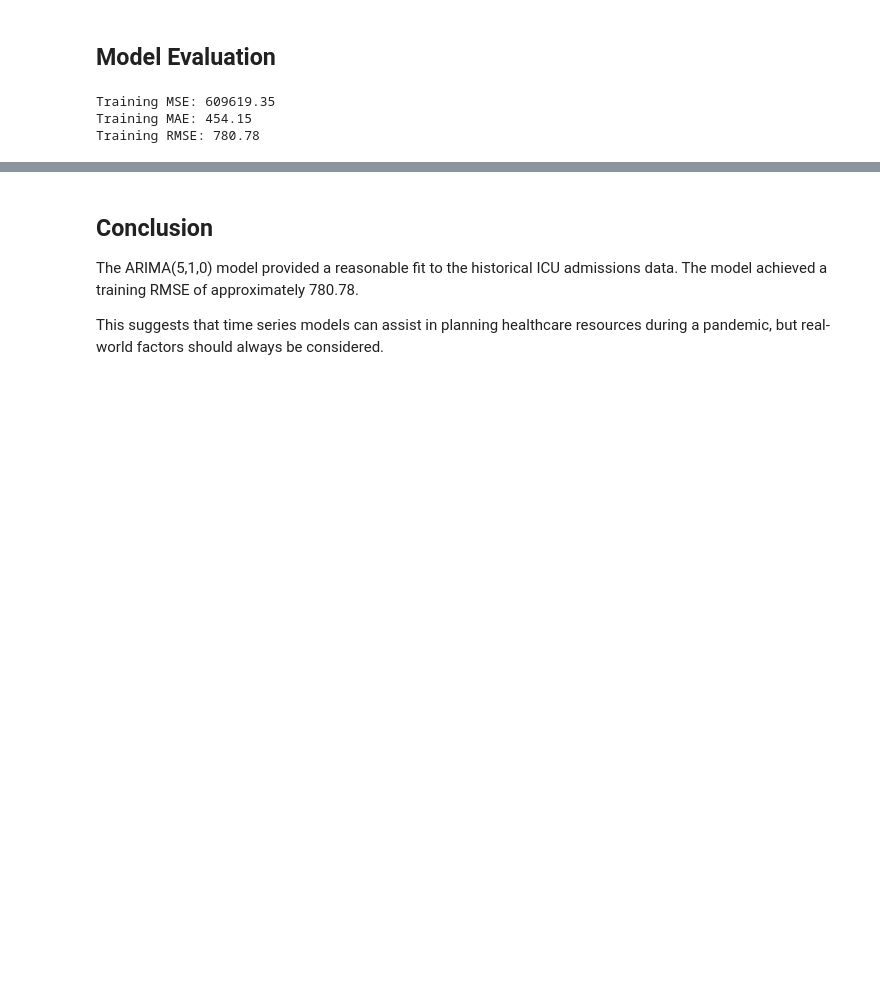
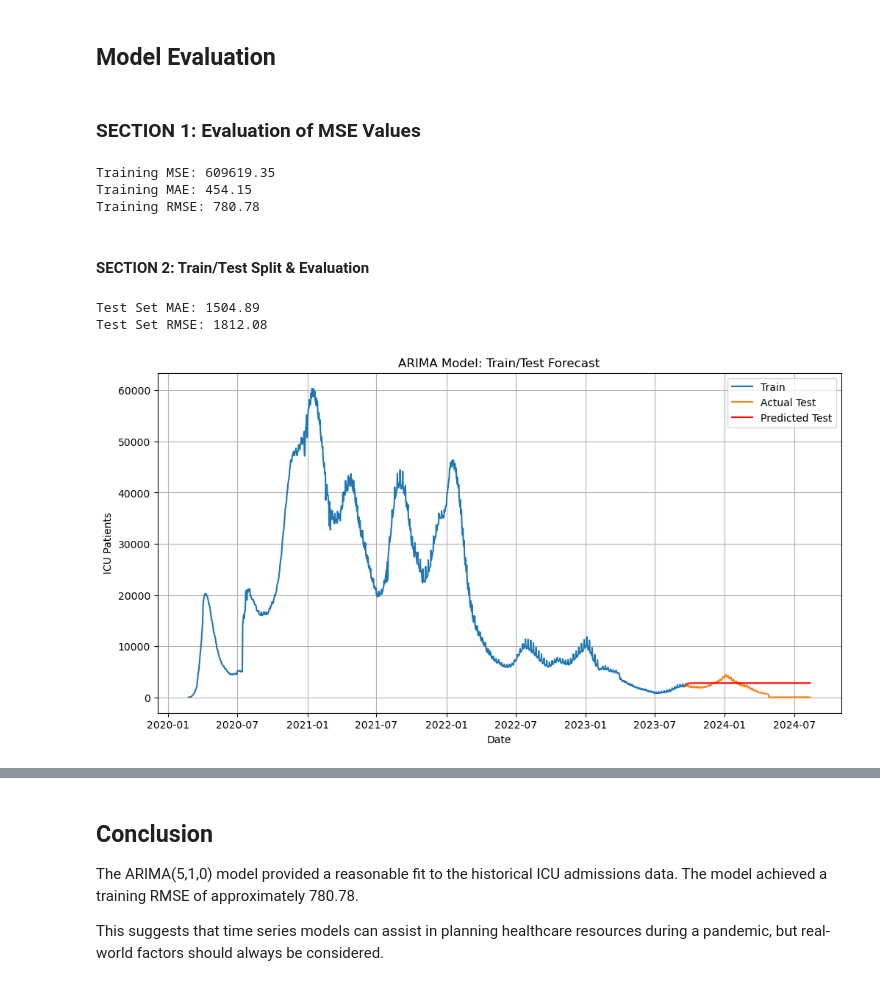
Before and after one commit to AyubNaomi/GP_DS1, a Jupyter notebook: forecasting.ipynb, the cells around one changed output, grey strips where cells are left out. Drawn from its saved outputs; the diff is of its cells as text; code cells hidden in the pictures; blank space fills up the shorter version.

Commit message:
added train-test split evaluation & reisidual analysis to forecasting

```diff
--- a/forecasting.ipynb
+++ b/forecasting.ipynb
@@ -165,5 +165,7 @@ plt.show()
 # %% [markdown]
 ## Model Evaluation
+# %% [markdown]
+### SECTION 1: Evaluation of MSE Values
 # %%
 # Evaluate model
 from sklearn.metrics import mean_squared_error, mean_absolute_error
@@ -180,3 +182,43 @@ print(f"Training RMSE: {rmse:.2f}")
 Training MSE: 609619.35
 Training MAE: 454.15
 Training RMSE: 780.78
+# %% [markdown]
+#### SECTION 2: Train/Test Split & Evaluation
+# %%
+# Redefine ICU data to ensure index consistency
+icu_series = icu_data['icu_patients']
+
+# Create train/test split (e.g., last 20% as test set)
+train_size = int(len(icu_series) * 0.8)
+train, test = icu_series[:train_size], icu_series[train_size:]
+
+# Refit ARIMA on training data
+model_train = ARIMA(train, order=(5,1,0))
+model_train_fit = model_train.fit()
+
+# Forecast on test data
+start = test.index[0]
+end = test.index[-1]
+preds = model_train_fit.predict(start=start, end=end, typ='levels')
+
+# Evaluation on test set
+test_mae = mean_absolute_error(test, preds)
+test_rmse = np.sqrt(mean_squared_error(test, preds))
+print(f"\nTest Set MAE: {test_mae:.2f}")
+print(f"Test Set RMSE: {test_rmse:.2f}")
+
+# Plot: Actual vs Predicted (test)
+plt.figure(figsize=(12,6))
+plt.plot(train.index, train, label='Train')
+plt.plot(test.index, test, label='Actual Test')
+plt.plot(preds.index, preds, label='Predicted Test', color='red')
+plt.title('ARIMA Model: Train/Test Forecast')
+plt.xlabel('Date')
+plt.ylabel('ICU Patients')
+plt.legend()
+plt.grid()
+plt.show()
+# %% [output]
+Test Set MAE: 1504.89
+Test Set RMSE: 1812.08
+[figure, added]
```
Also changed, not shown: parts of 5 cells of this notebook.
